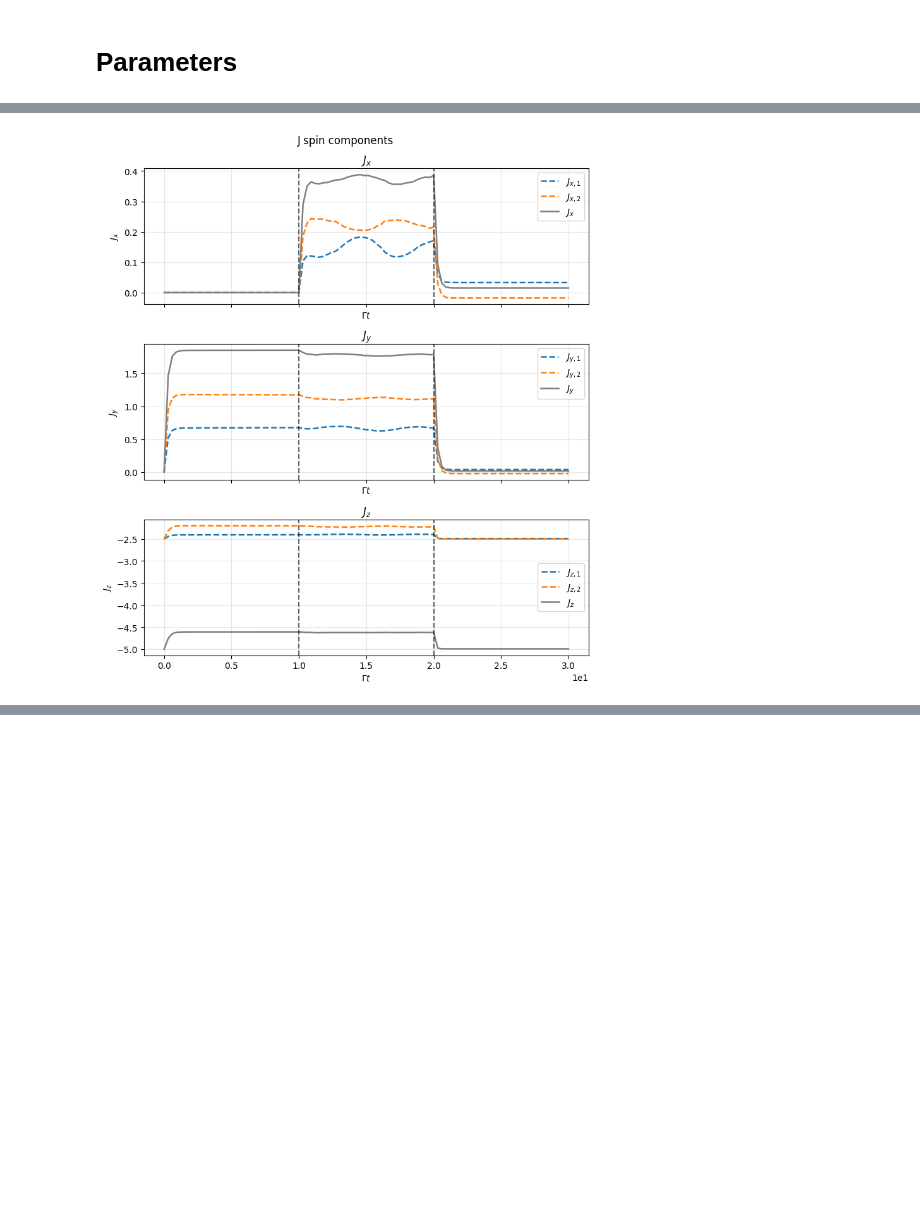
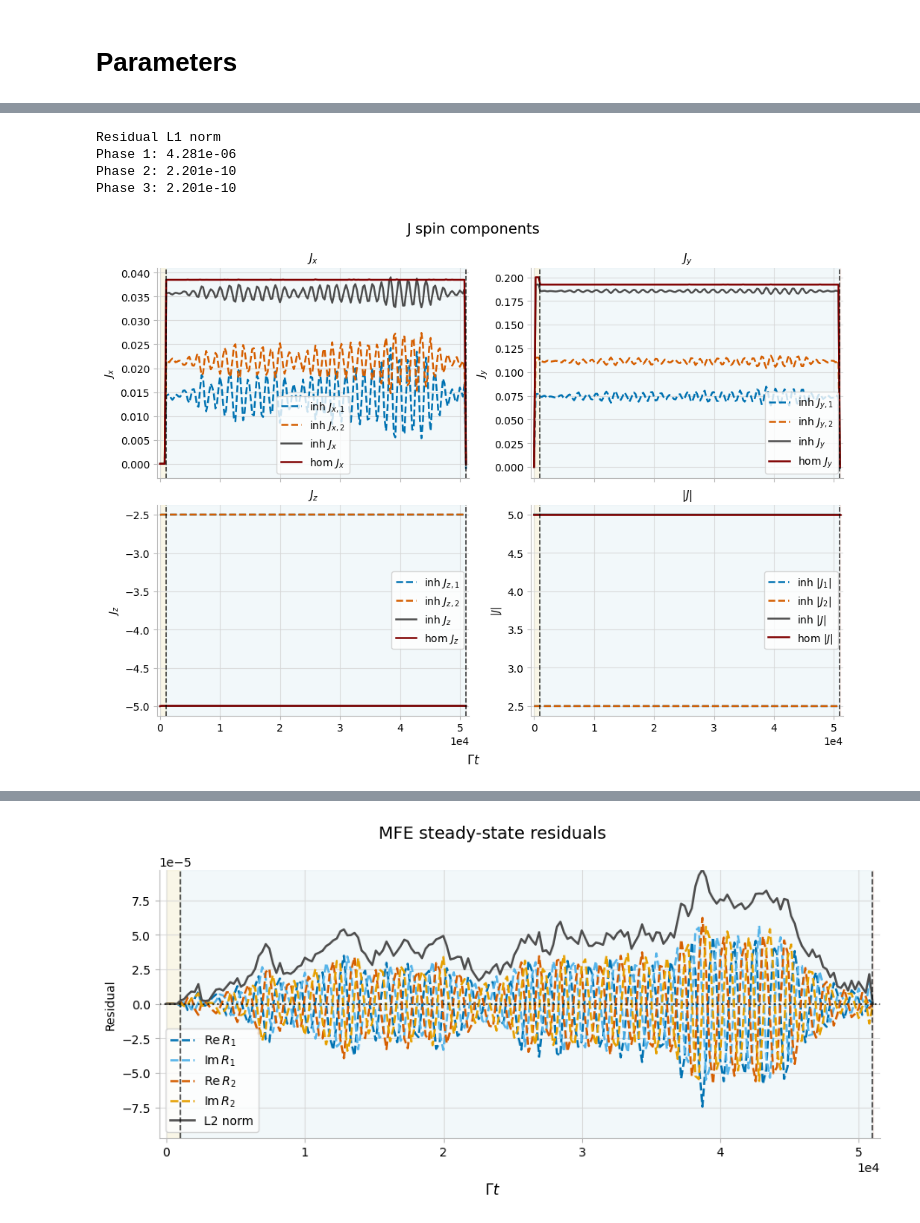
Before and after one commit to AsharKamal98/cavity-OAT, a Jupyter notebook: main_new.ipynb, the cells around one changed output, grey strips where cells are left out. Saved outputs shown, nothing was run; the diff lists cells and outputs as text; code cells hidden in the pictures; blank space fills up the shorter version.

Commit message:
feat: mfe residuals

```diff
--- a/main_new.ipynb
+++ b/main_new.ipynb
@@ -2,23 +2,16 @@
 # Parameters
 # %%
 from common.utils import (
-    check_initial_sector_omega_ratio,
     omega_c,
     delta0_from_N_Gamma,
     Omega0_from_N_Gamma,
     default_three_phase_protocol,
-    validated_mcwf_dt,
 )
 
 from pathlib import Path
-import numpy as np
-from quantum_trajectories.parser import MomentSeries
 
 %reload_ext autoreload
 %autoreload 2
 
-seed = 1234
-num_snapshots = 100
-
 output_dir = Path("output")
 # %% [markdown]
@@ -126,18 +292,63 @@ j moment time: 0.891587249992881
 # %%
 from quantum_trajectories.plotting_j_moments import (
     plot_j_spin_components,
     plot_j_angles,
+    plot_mfe_residuals,
+)
+from quantum_trajectories.plotting_diagnostics import plot_sector_probabilities
+
+fig, axes = plot_j_spin_components(
+    inh_moments.J,
+    phases=phases,
+    label="inh",
+    # output_path = output_dir / "J_spin_components.png",
+    )
+fig, axes = plot_j_spin_components(
+    h_moments.J,
+    phases=phases,
+    label="hom",
+    axes=axes,
+    colour_index=1,
+    output_path = output_dir / "J_spin_components.png",
+    )
+
+fig, axes = plot_j_angles(
+    inh_moments.J,
+    phases=phases,
+    label = "inh",
+    # output_path = output_dir / "J_spin_angles.png",
+)
+fig, axes = plot_j_angles(
+    h_moments.J,
+    phases=phases,
+    label="hom",
+    axes=axes,
+    colour_index=1,
+    output_path = output_dir / "J_spin_angles.png",
 )
 
-fig, axes = plot_j_spin_components(
-    moments.J,
+fig, axes = plot_mfe_residuals(
+    inh_moments.MFE_residuals,
     phases=phases,
-    # output_path = output_dir / "inhomogeneous_nj1_zero_vs_homogeneous.png",
-    # label="run 1",
-    )
-fig, axes = plot_j_angles(
-    moments.J,
+    output_path = output_dir / "MFE_residuals.png",
+)
+
+
+fig, axes = plot_sector_probabilities(
+    inhomogeneous_ensemble,
     phases=phases,
+    label="inh",
 )
+fig, axes = plot_sector_probabilities(
+    homogeneous_ensemble,
+    phases=phases,
+    label="hom",
+    axes=axes,
+    # output_path = output_dir / "sector_probabilities_1.png",
+)
 # %% [output]
+Residual L1 norm
+Phase 1: 4.281e-06
+Phase 2: 2.201e-10
+Phase 3: 2.201e-10
-[figure, old version]
+[figure, new version]
@@ -144,0 +356 @@ fig, axes = plot_j_angles(
+[figure, added]
```
Also changed, not shown: parts of 10 cells of this notebook, 16 other files.
